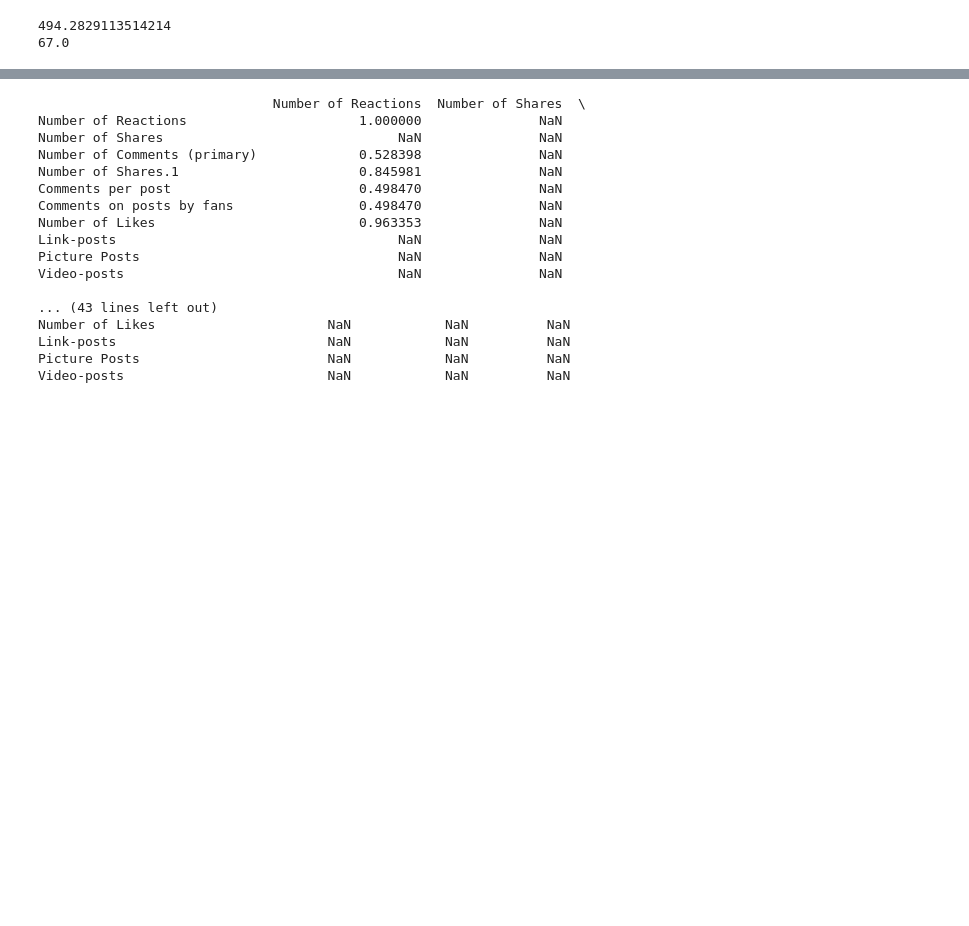
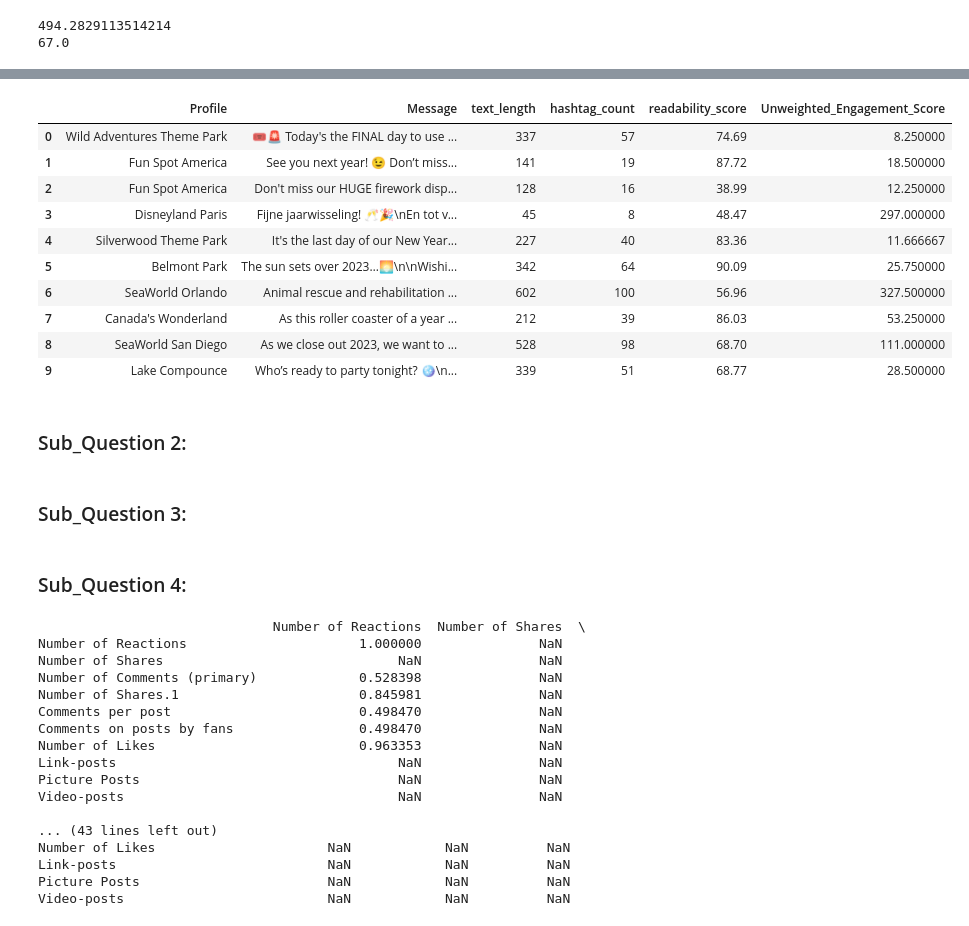
Before and after one commit to alvaarro/DigitalMarketingStrategy, a Jupyter notebook: Dataframes.ipynb, the cells around one changed output, grey strips where cells are left out. Drawn from its saved outputs; the diff is of its cells as text; code cells hidden in the pictures; blank space fills up the shorter version.

```diff
--- a/Dataframes.ipynb
+++ b/Dataframes.ipynb
@@ -171,3 +145,15 @@ print(merged_df['Number of Reactions'].median())
 # %% [output]
 494.2829113514214
 67.0
+# %%
+# Fill NaN values with 0 for calculation
+merged_df['Number of Shares'] = merged_df['Number of Shares'].fillna(0)
+# merged_df['Number of Shares.1'] = merged_df['Number of Shares.1'].fillna(0)
+
+# Calculate total shares by summing both shares columns
+merged_df['total_shares'] = merged_df['Number of Shares'] + merged_df['Number of Shares.1']
+
+# Now group by 'Profile' and sum the 'Total Shares', and then sort the sums in ascending order
+shares_per_profile = merged_df.groupby('Profile')['total_shares'].sum().sort_values(ascending=False)
+
+shares_per_profile.head(5)
@@ -173,0 +172,13 @@ print(merged_df['Number of Reactions'].median())
+# %%
+# Function to calculate the average excluding zeros, unless all values are zero
+def calculate_unweighted_average(row):
+    values = [row['Number of Reactions'], row['total_shares'], row['Number of Comments (primary)'], row['Number of Likes']]
+    # Remove zeros but only if not all values are zeros
+    filtered_values = [value for value in values if value != 0] or values
+    return np.mean(filtered_values)
+
+# Apply the function to each row in the DataFrame
+merged_df['Unweighted_Engagement_Score'] = merged_df.apply(calculate_unweighted_average, axis=1)
+
+# Display the first few rows to verify the changes
+merged_df[['Date', 'Profile', 'Message', 'Number of Reactions', 'total_shares', 'Number of Comments (primary)', 'Number of Likes', 'Unweighted_Engagement_Score']].head()
@@ -173,0 +208,33 @@ print(merged_df['Number of Reactions'].median())
+# %%
+# Making new features out of "Message" column
+# -->  Count the number of hashtags in each message ----- Number of hashtags
+# -->  Count the number of characters in each message ----- Text readability
+# -->  Using Flesch Reading Ease formula ----- Readability score
+
+
+# Count the number of characters in each message
+merged_df['text_length'] = merged_df['Message'].apply(len)
+
+# Count the number of hashtags in each message
+merged_df['hashtag_count'] = merged_df['Message'].apply(lambda x: len(x.split()))
+
+# What does the readability score mean?
+# The Flesch Reading Ease formula will output a number from 0 to 100 - a higher score indicates easier readability.
+merged_df['readability_score'] = merged_df['Message'].apply(textstat.flesch_reading_ease)
+
+# Print the first few rows of the DataFrame
+merged_df[['Profile', 'Message', 'text_length', 'hashtag_count', 'readability_score', 'Unweighted_Engagement_Score']].head(10)
+# %% [output]
+|  | Profile | Message | text_length | hashtag_count | readability_score | Unweighted_Engagement_Score |
+| 0 | Wild Adventures Theme Park | 🎟️🚨 Today's the FINAL day to use ... | 337 | 57 | 74.69 | 8.250000 |
+| 1 | Fun Spot America | See you next year! 😉 Don’t miss... | 141 | 19 | 87.72 | 18.500000 |
+| 2 | Fun Spot America | Don't miss our HUGE firework disp... | 128 | 16 | 38.99 | 12.250000 |
+| 3 | Disneyland Paris | Fijne jaarwisseling! 🥂🎉\nEn tot v... | 45 | 8 | 48.47 | 297.000000 |
+| 4 | Silverwood Theme Park | It's the last day of our New Year... | 227 | 40 | 83.36 | 11.666667 |
+| 5 | Belmont Park | The sun sets over 2023…🌅\n\nWishi... | 342 | 64 | 90.09 | 25.750000 |
+| 6 | SeaWorld Orlando | Animal rescue and rehabilitation ... | 602 | 100 | 56.96 | 327.500000 |
+| 7 | Canada's Wonderland | As this roller coaster of a year ... | 212 | 39 | 86.03 | 53.250000 |
+| 8 | SeaWorld San Diego | As we close out 2023, we want to ... | 528 | 98 | 68.70 | 111.000000 |
+| 9 | Lake Compounce | Who’s ready to party tonight? 🪩\n... | 339 | 51 | 68.77 | 28.500000 |
+# %% [markdown]
+### Sub_Question 2:
@@ -173,0 +243,2 @@ print(merged_df['Number of Reactions'].median())
+# %% [markdown]
+### Sub_Question 3:
@@ -173,0 +247,2 @@ print(merged_df['Number of Reactions'].median())
+# %% [markdown]
+### Sub_Question 4:
```
Also changed, not shown: parts of 12 cells of this notebook.
